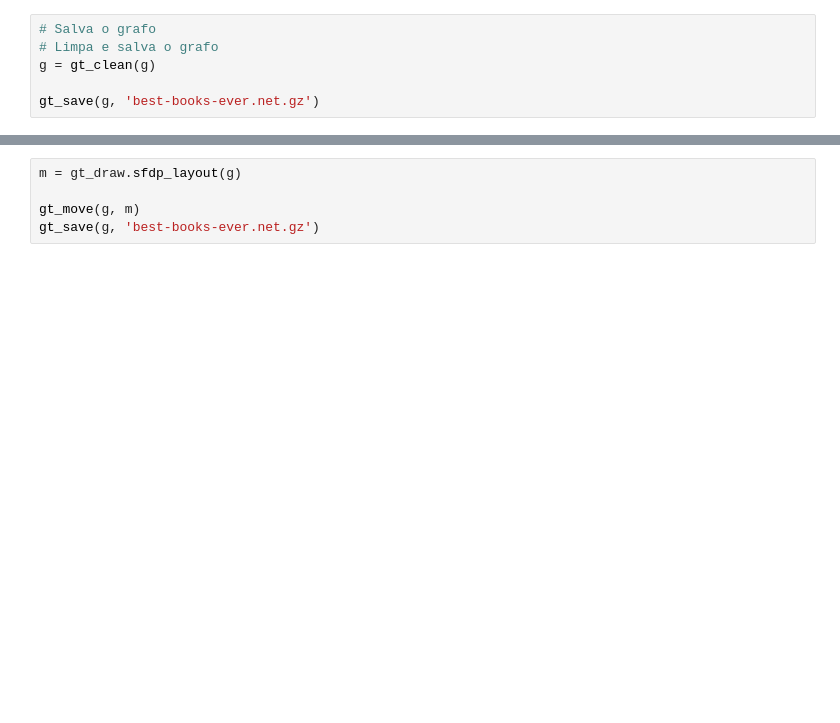
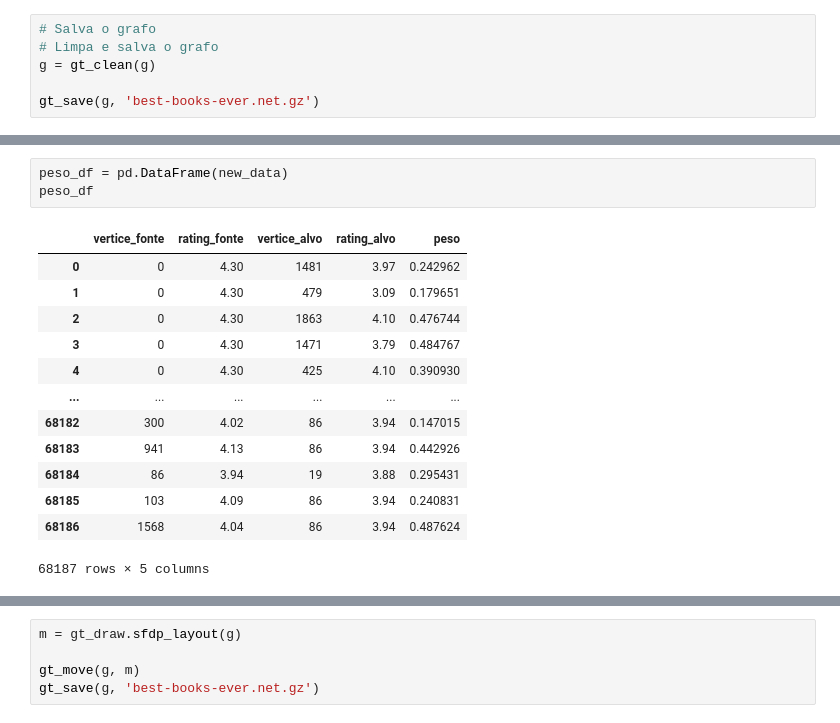
Before and after one commit to JorasOliveira/projeto_redesoc, a Jupyter notebook: projeto.ipynb, the cells around one changed output, grey strips where cells are left out. Cells and saved outputs as stored; diff of their text form; blank space fills up the shorter version.

```diff
--- a/projeto.ipynb
+++ b/projeto.ipynb
@@ -139,0 +266,17 @@ gt_save(g, 'best-books-ever.net.gz')
+# %%
+peso_df = pd.DataFrame(new_data)
+peso_df
+# %% [output]
+|  | vertice_fonte | rating_fonte | vertice_alvo | rating_alvo | peso |
+| 0 | 0 | 4.30 | 1481 | 3.97 | 0.242962 |
+| 1 | 0 | 4.30 | 479 | 3.09 | 0.179651 |
+| 2 | 0 | 4.30 | 1863 | 4.10 | 0.476744 |
+| 3 | 0 | 4.30 | 1471 | 3.79 | 0.484767 |
+| 4 | 0 | 4.30 | 425 | 4.10 | 0.390930 |
+| ... | ... | ... | ... | ... | ... |
+| 68182 | 300 | 4.02 | 86 | 3.94 | 0.147015 |
+| 68183 | 941 | 4.13 | 86 | 3.94 | 0.442926 |
+| 68184 | 86 | 3.94 | 19 | 3.88 | 0.295431 |
+| 68185 | 103 | 4.09 | 86 | 3.94 | 0.240831 |
+| 68186 | 1568 | 4.04 | 86 | 3.94 | 0.487624 |
+68187 rows × 5 columns
```
Also changed, not shown: parts of 26 cells of this notebook.
